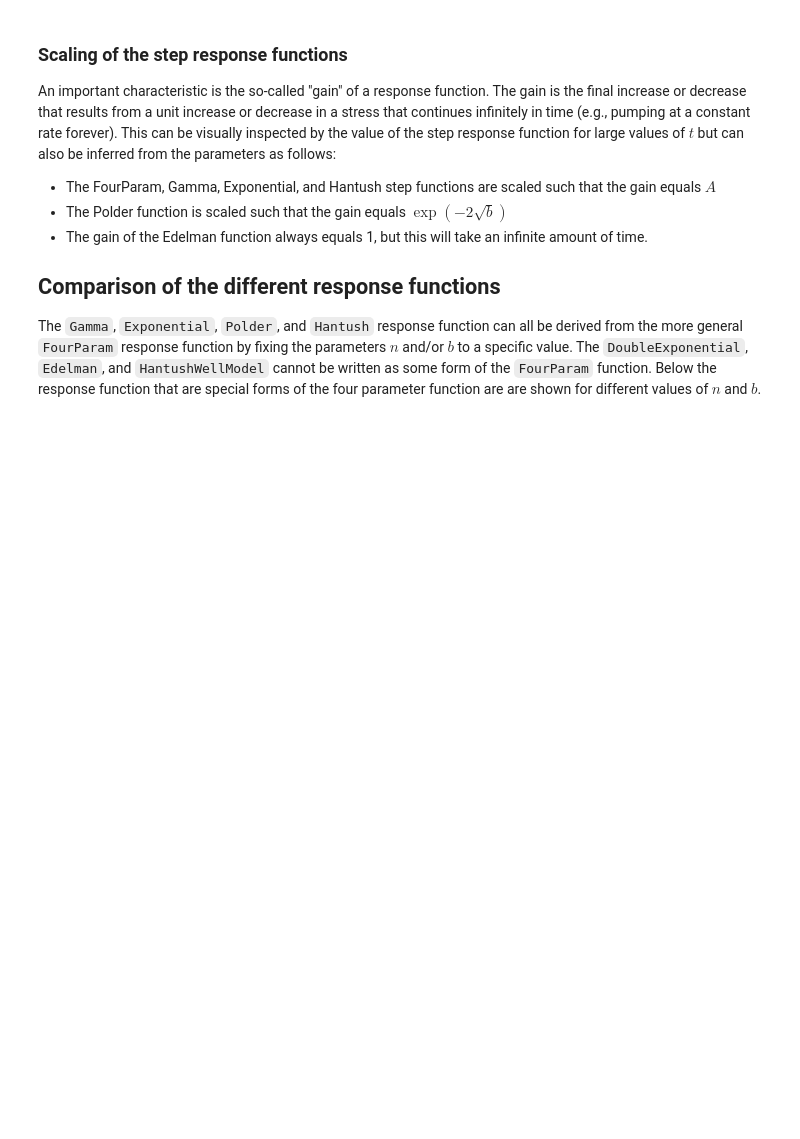
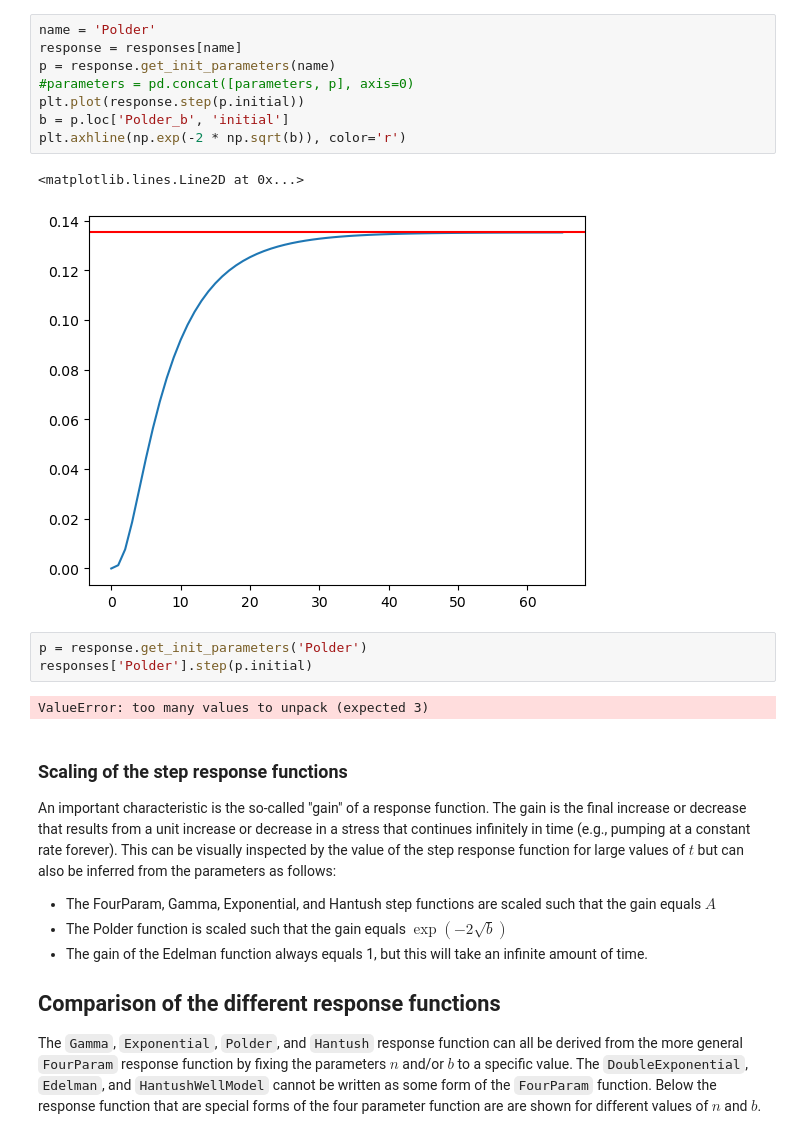
Before and after one commit to pastas/pastas, a Jupyter notebook: doc/userguide/04_response_functions.ipynb, the cells around one changed output. Cells and saved outputs as stored; diff of their text form; blank space fills up the shorter version.

Commit message:
working on new responses notebook

```diff
--- a/doc/userguide/04_response_functions.ipynb
+++ b/doc/userguide/04_response_functions.ipynb
@@ -102,3 +102,19 @@ plt.show()
+# %%
+name = 'Polder'
+response = responses[name]
+p = response.get_init_parameters(name)
+#parameters = pd.concat([parameters, p], axis=0)
+plt.plot(response.step(p.initial))
+b = p.loc['Polder_b', 'initial']
+plt.axhline(np.exp(-2 * np.sqrt(b)), color='r')
+# %% [output]
+<matplotlib.lines.Line2D at 0x...>
+[figure, added]
+# %%
+p = response.get_init_parameters('Polder')
+responses['Polder'].step(p.initial)
+# %% [output]
+ValueError: too many values to unpack (expected 3)
 # %% [markdown]
 ### Scaling of the step response functions
 An important characteristic is the so-called "gain" of a response function. The gain is the final increase or decrease that results from a unit increase or decrease in a stress that continues infinitely in time (e.g., pumping at a constant rate forever). This can be visually inspected by the value of the step response function for large values of $t$ but can also be inferred from the parameters as follows:
```
Also changed, not shown: parts of 10 cells of this notebook, 3 other files.
